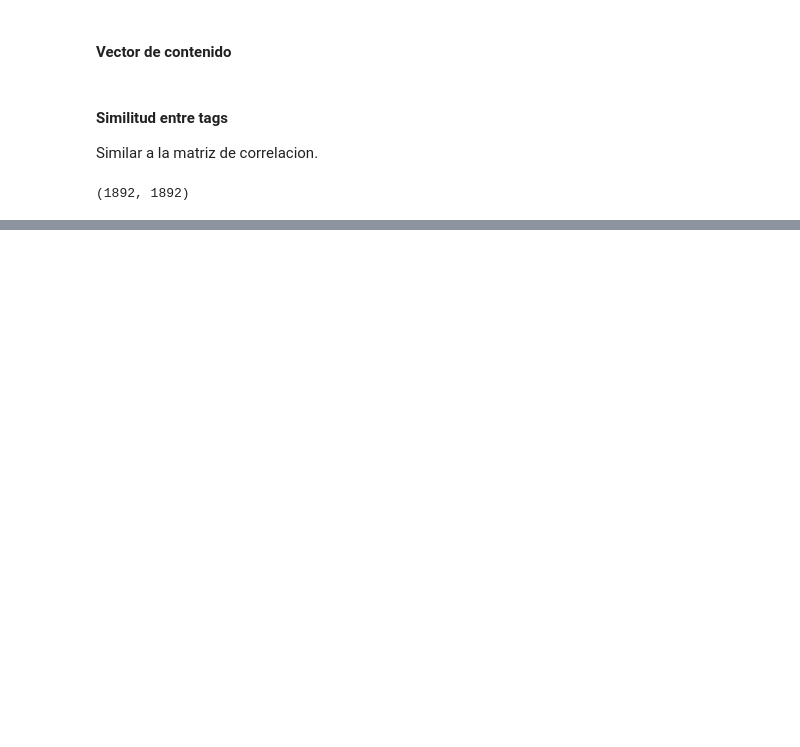
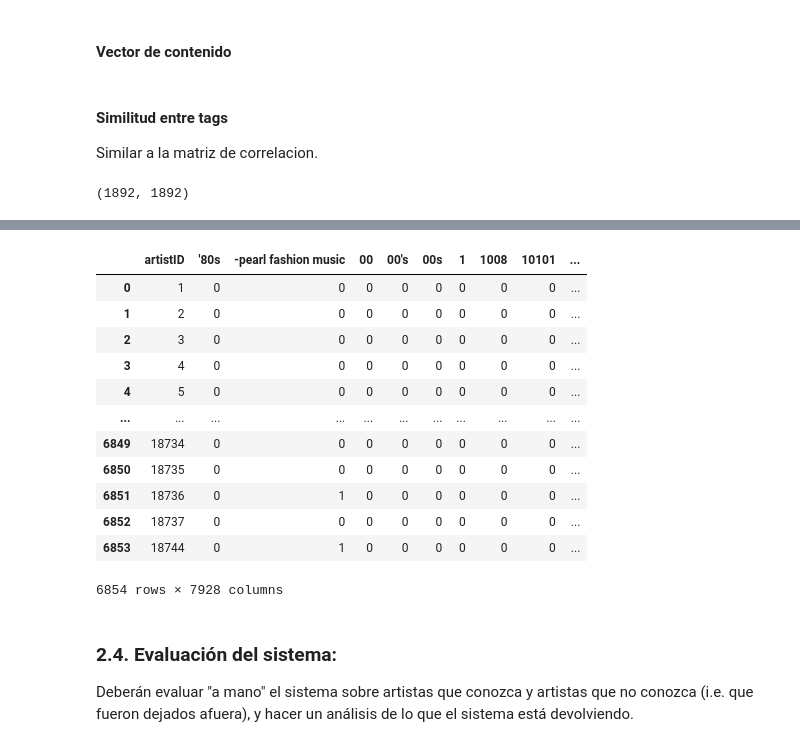
Before and after one commit to ser0090/dipdata, a Jupyter notebook: recsys/notebooks/practico.ipynb, the cells around one changed output, grey strips where cells are left out. Saved outputs shown, nothing was run; the diff lists cells and outputs as text; code cells hidden in the pictures; blank space fills up the shorter version.

```diff
--- a/recsys/notebooks/practico.ipynb
+++ b/recsys/notebooks/practico.ipynb
@@ -430,0 +511,22 @@ Este ejercicio lo deberán completar quienes hayan realizado ambas partes de la
+# %%
+cols = ['artistID', 'tagValue']
+artist_tags_table = pd.get_dummies(
+    tagf[cols], columns=['tagValue'], prefix='', prefix_sep=''
+)
+# %%
+artist_tags_table = artist_tags_table.groupby(['artistID']).sum().reset_index()
+artist_tags_table
+# %% [output]
+|  | artistID | '80s | -pearl fashion music | 00 | 00's | 00s | 1 | 1008 | 10101 | ... |
+| 0 | 1 | 0 | 0 | 0 | 0 | 0 | 0 | 0 | 0 | ... |
+| 1 | 2 | 0 | 0 | 0 | 0 | 0 | 0 | 0 | 0 | ... |
+| 2 | 3 | 0 | 0 | 0 | 0 | 0 | 0 | 0 | 0 | ... |
+| 3 | 4 | 0 | 0 | 0 | 0 | 0 | 0 | 0 | 0 | ... |
+| 4 | 5 | 0 | 0 | 0 | 0 | 0 | 0 | 0 | 0 | ... |
+| ... | ... | ... | ... | ... | ... | ... | ... | ... | ... | ... |
+| 6849 | 18734 | 0 | 0 | 0 | 0 | 0 | 0 | 0 | 0 | ... |
+| 6850 | 18735 | 0 | 0 | 0 | 0 | 0 | 0 | 0 | 0 | ... |
+| 6851 | 18736 | 0 | 1 | 0 | 0 | 0 | 0 | 0 | 0 | ... |
+| 6852 | 18737 | 0 | 0 | 0 | 0 | 0 | 0 | 0 | 0 | ... |
+| 6853 | 18744 | 0 | 1 | 0 | 0 | 0 | 0 | 0 | 0 | ... |
+6854 rows × 7928 columns
@@ -430,0 +599,6 @@ Este ejercicio lo deberán completar quienes hayan realizado ambas partes de la
+# %% [markdown]
+### 2.4. Evaluación del sistema:
+
+Deberán evaluar "a mano" el sistema sobre artistas que conozca y artistas que
+no conozca (i.e. que fueron dejados afuera), y hacer un análisis de lo que
+el sistema está devolviendo.
```
Also changed, not shown: parts of 44 cells of this notebook.
